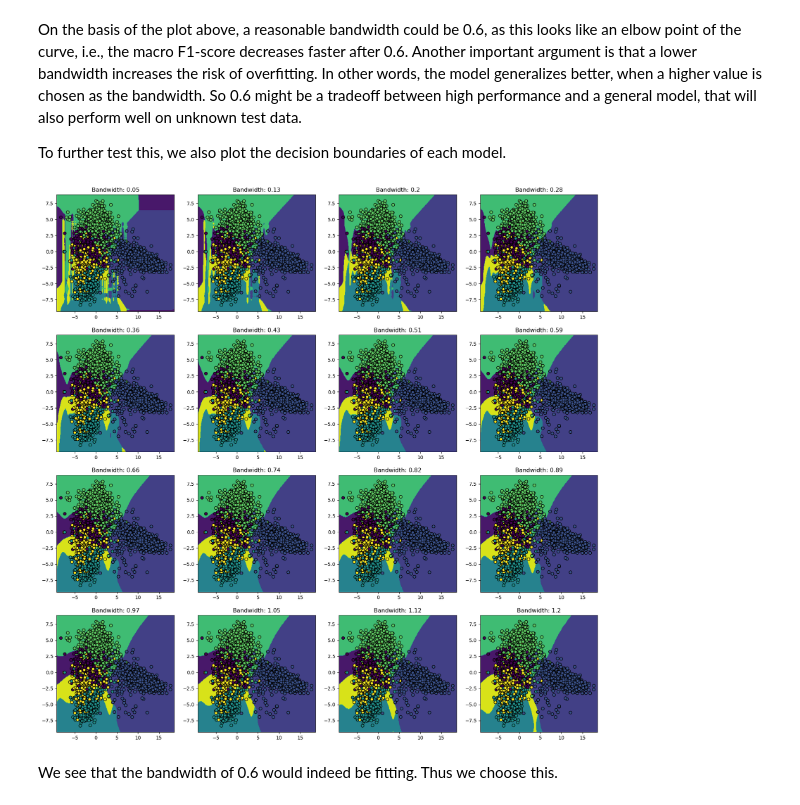
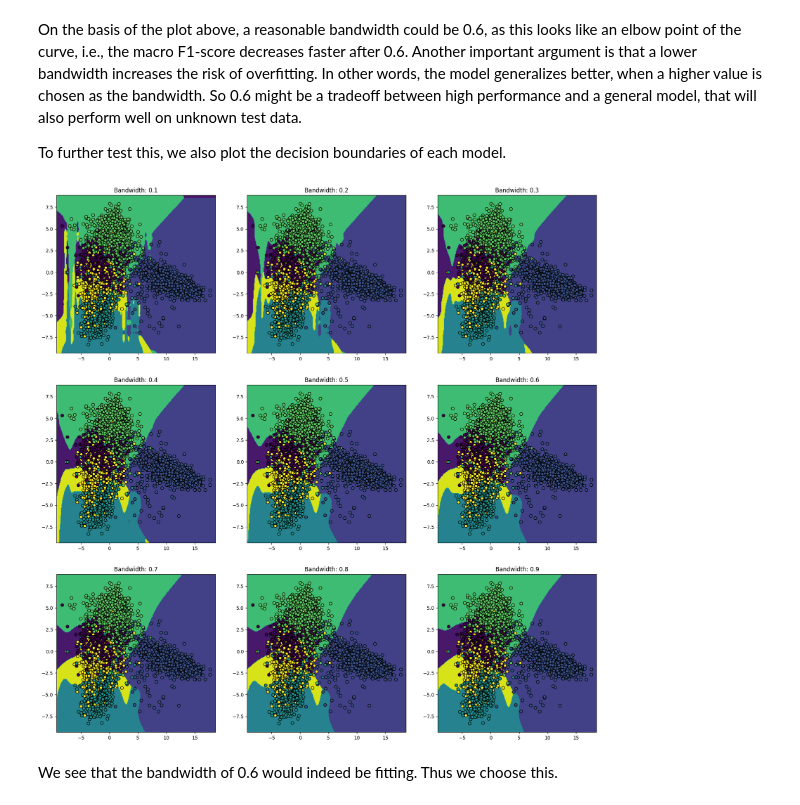
Before and after one commit to krusand/MLProject-FashionMNIST, a Jupyter notebook: 3a. Naive Bayes Implementation.ipynb, the cells around one changed output. Saved outputs shown, nothing was run; the diff lists cells and outputs as text; code cells hidden in the pictures.

Commit message:
3x3 grid with 0.1 intervals on bandwidth plot

```diff
--- a/3a. Naive Bayes Implementation.ipynb
+++ b/3a. Naive Bayes Implementation.ipynb
@@ -128,34 +97,34 @@ On the basis of the plot above, a reasonable bandwidth could be 0.6, as this loo
 
 To further test this, we also plot the decision boundaries of each model.
 # %%
-fig,ax = plt.subplots(nrows=4,ncols=4, figsize=(20,20))
+fig,ax = plt.subplots(nrows=3,ncols=3, figsize=(20,20))
 
-bandwidths = np.linspace(0.05, 1.2, 16).reshape(4,4)
+bandwidths = np.linspace(0.1, 0.9, 9).reshape(3,3)
 
 
 h = 0.1
 
 x_min, x_max = np.min(LDA_X_train[:,0])-1, np.max(LDA_X_train[:,0]) + 1
 y_min, y_max = np.min(LDA_X_train[:,1])-1, np.max(LDA_X_train[:,1]) + 1
 
 xx,yy = np.meshgrid(np.arange(x_min, x_max, h),
                     np.arange(y_min, y_max, h))
 
 
-for i in range(4):
-    for j in tqdm(range(4)):
-        nbclf = NB_clf(bandwidth=np.round(bandwidths[i,j],2))
+for i in range(3):
+    for j in tqdm(range(3)):
+        nbclf = NB_clf(bandwidth=bandwidths[i,j])
         nbclf.fit(LDA_X_train[:,:2], y_train)
         Z = nbclf.predict(np.c_[xx.ravel(), yy.ravel()])
         Z = Z.reshape(xx.shape)
 
         ax[i,j].contourf(xx,yy, Z)
         ax[i,j].scatter(LDA_X_train[:,0],LDA_X_train[:,1], c=y_train, marker='o', edgecolor='black')
         ax[i,j].set_xlim(xx.min(), xx.max());
         ax[i,j].set_ylim(yy.min(), yy.max());
-        ax[i,j].set_title(f"Bandwidth: {np.round(bandwidths[i,j],2)}")
+        ax[i,j].set_title(f"Bandwidth: {round(bandwidths[i,j],2)}")
 # %% [output]
-[figure, old version]
+[figure, new version]
 # %% [markdown]
 We see that the bandwidth of 0.6 would indeed be fitting. Thus we choose this.
 # %% [markdown]
```
Also changed, not shown: parts of 5 cells of this notebook.
